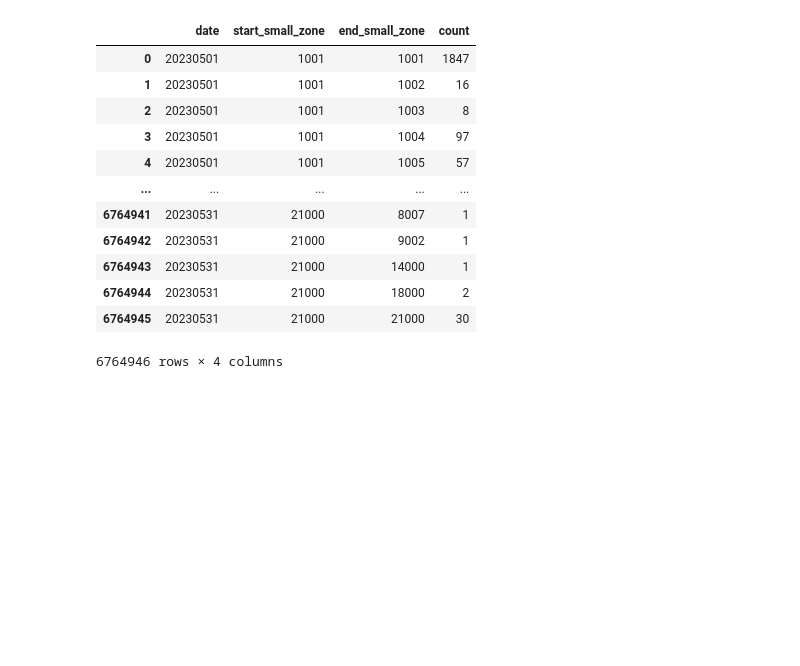
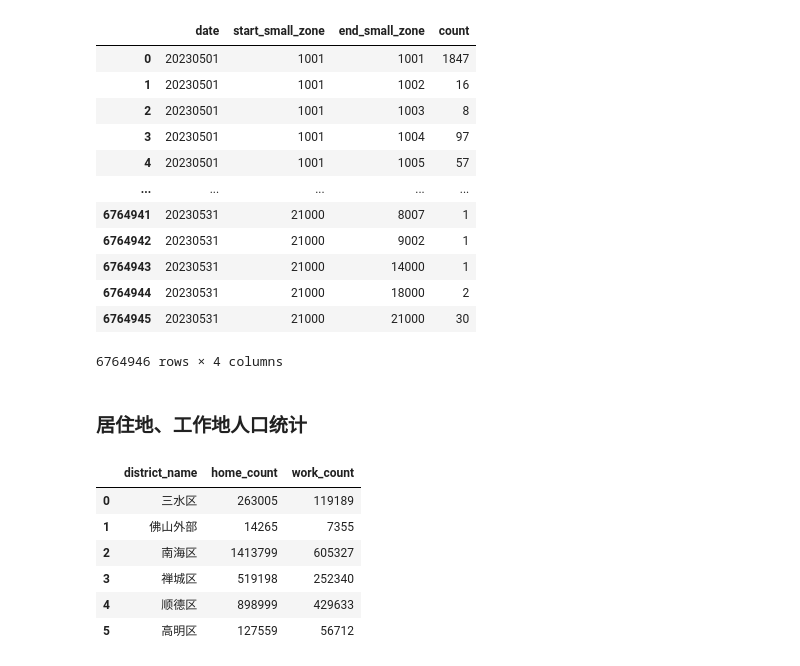
Before and after one commit to panlukang/FsPhoneData_analysis, a Jupyter notebook: 职住人口分析.ipynb, the cells around one changed output. Cells and saved outputs as stored; diff of their text form; code cells hidden in the pictures; blank space fills up the shorter version.

```diff
--- a/职住人口分析.ipynb
+++ b/职住人口分析.ipynb
@@ -246,3 +249,5 @@ date_taz_agg_df
 # %%
 date_taz_agg_df.to_json(r'./data/output/3.9_出行OD统计_交通小区.json')
 date_district_agg_df.to_json(r'./data/output/3.8_出行OD统计_行政区.json')
+# %% [markdown]
+### 居住地、工作地人口统计
@@ -248,0 +297,10 @@ date_district_agg_df.to_json(r'./data/output/3.8_出行OD统计_行政区.json')
+# %%
+pop_district
+# %% [output]
+|  | district_name | home_count | work_count |
+| 0 | 三水区 | 263005 | 119189 |
+| 1 | 佛山外部 | 14265 | 7355 |
+| 2 | 南海区 | 1413799 | 605327 |
+| 3 | 禅城区 | 519198 | 252340 |
+| 4 | 顺德区 | 898999 | 429633 |
+| 5 | 高明区 | 127559 | 56712 |
```
Also changed, not shown: parts of 13 cells of this notebook.
